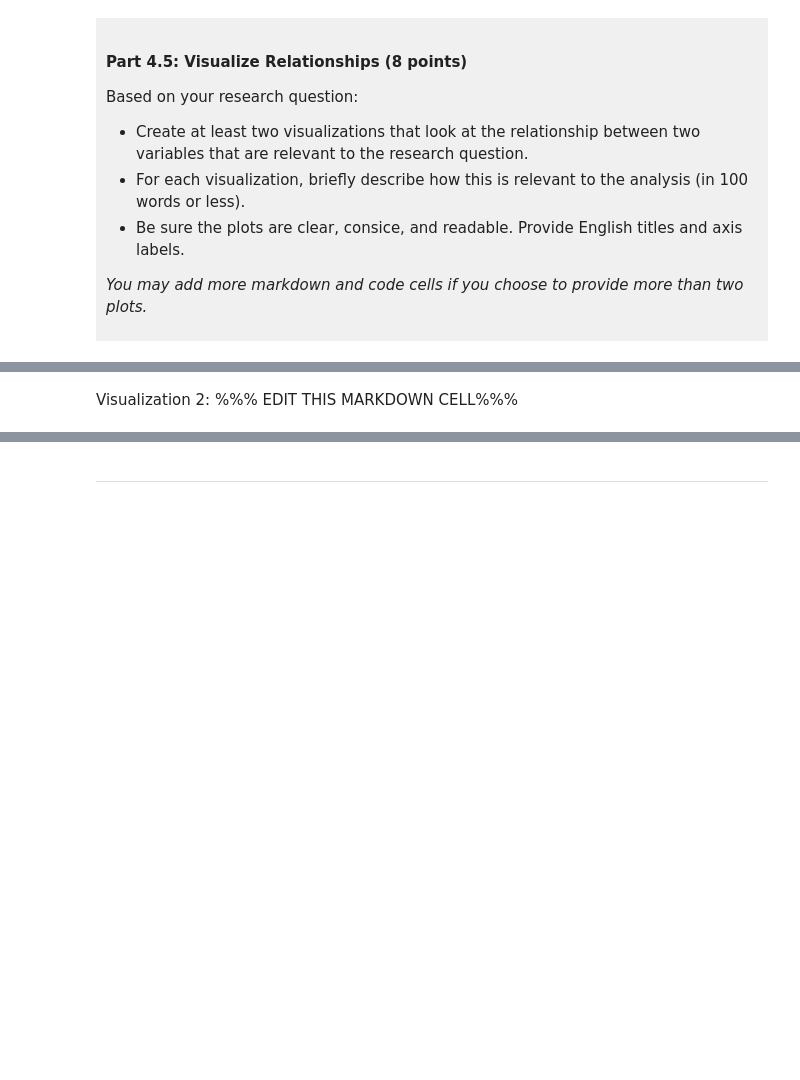
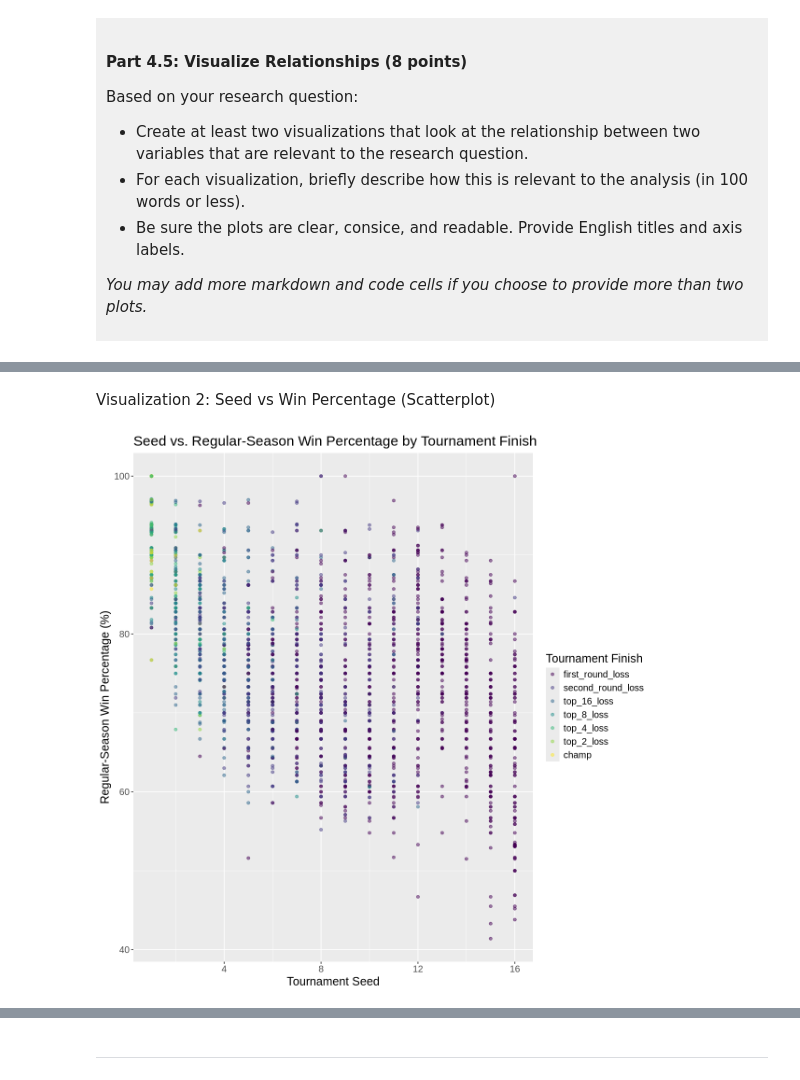
Before and after one commit to chelseaagno/dsci-100-project-chelsea-agno, a Jupyter notebook: dsci-100-project-notebook.ipynb, the cells around one changed output, grey strips where cells are left out. Cells and saved outputs as stored; diff of their text form; code cells hidden in the pictures; blank space fills up the shorter version.

```diff
--- a/dsci-100-project-notebook.ipynb
+++ b/dsci-100-project-notebook.ipynb
@@ -339,4 +413,13 @@ Visualization 1: %%% EDIT THIS MARKDOWN CELL%%%
 # %% [markdown]
-Visualization 2: %%% EDIT THIS MARKDOWN CELL%%%
+Visualization 2: Seed vs Win Percentage (Scatterplot)
 # %%
-### EDIT THIS CODE CELL FOR VISUALIZATION 2###
+options(repr.plot.width = 10, repr.plot.height = 10)
+vis2 <- women_mm_tidy |>
+    ggplot(aes(x = seed, y = reg_wins_pct, color = tourney_finish)) +
+    geom_point(alpha = 0.5) +
+    labs(title = "Seed vs. Regular-Season Win Percentage by Tournament Finish", x = "Tournament Seed", y = "Regular-Season Win Percentage (%)", color = "Tournament Finish") +
+    theme(text = element_text(size = 15))
+
+vis2
+# %% [output]
+[figure, added]
```
Also changed, not shown: parts of 12 cells of this notebook.
